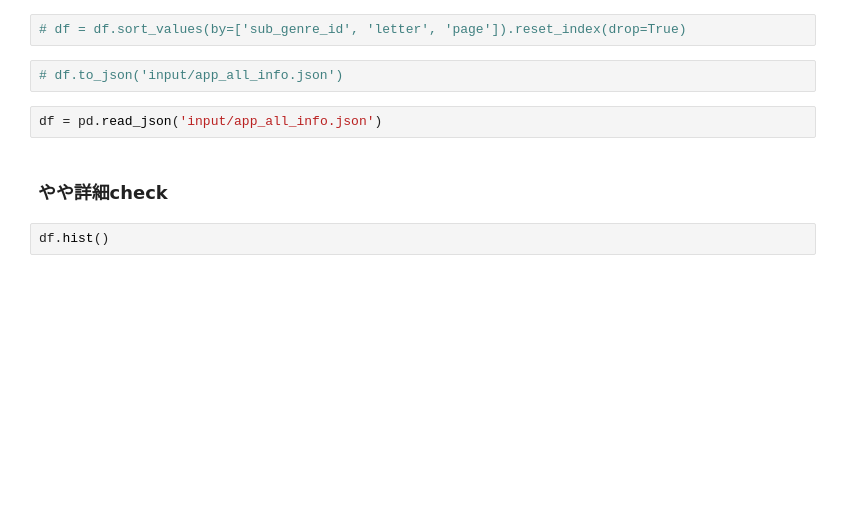
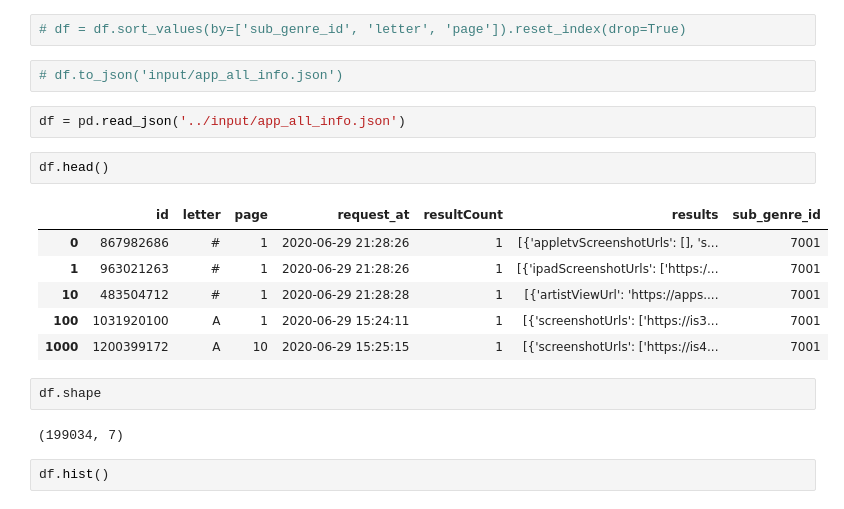
Before and after one commit to a0082273/app_store_scraping, a Jupyter notebook: notebook/get_app_info_csv.ipynb, the cells around one changed output. Cells and saved outputs as stored; diff of their text form; blank space fills up the shorter version.

```diff
--- a/notebook/get_app_info_csv.ipynb
+++ b/notebook/get_app_info_csv.ipynb
@@ -90,9 +38,20 @@ pd.set_option('display.max_rows', 100)
 # %%
 # df.to_json('input/app_all_info.json')
 # %%
-df = pd.read_json('input/app_all_info.json')
+df = pd.read_json('../input/app_all_info.json')
-# %% [markdown]
-### やや詳細check
+# %%
+df.head()
+# %% [output]
+|  | id | letter | page | request_at | resultCount | results | sub_genre_id |
+| 0 | 867982686 | # | 1 | 2020-06-29 21:28:26 | 1 | [{'appletvScreenshotUrls': [], 's... | 7001 |
+| 1 | 963021263 | # | 1 | 2020-06-29 21:28:26 | 1 | [{'ipadScreenshotUrls': ['https:/... | 7001 |
+| 10 | 483504712 | # | 1 | 2020-06-29 21:28:28 | 1 | [{'artistViewUrl': 'https://apps.... | 7001 |
+| 100 | 1031920100 | A | 1 | 2020-06-29 15:24:11 | 1 | [{'screenshotUrls': ['https://is3... | 7001 |
+| 1000 | 1200399172 | A | 10 | 2020-06-29 15:25:15 | 1 | [{'screenshotUrls': ['https://is4... | 7001 |
+# %%
+df.shape
+# %% [output]
+(199034, 7)
 # %%
 df.hist()
 # %% [output]
```
Also changed, not shown: parts of 36 cells of this notebook, 4 other files.
